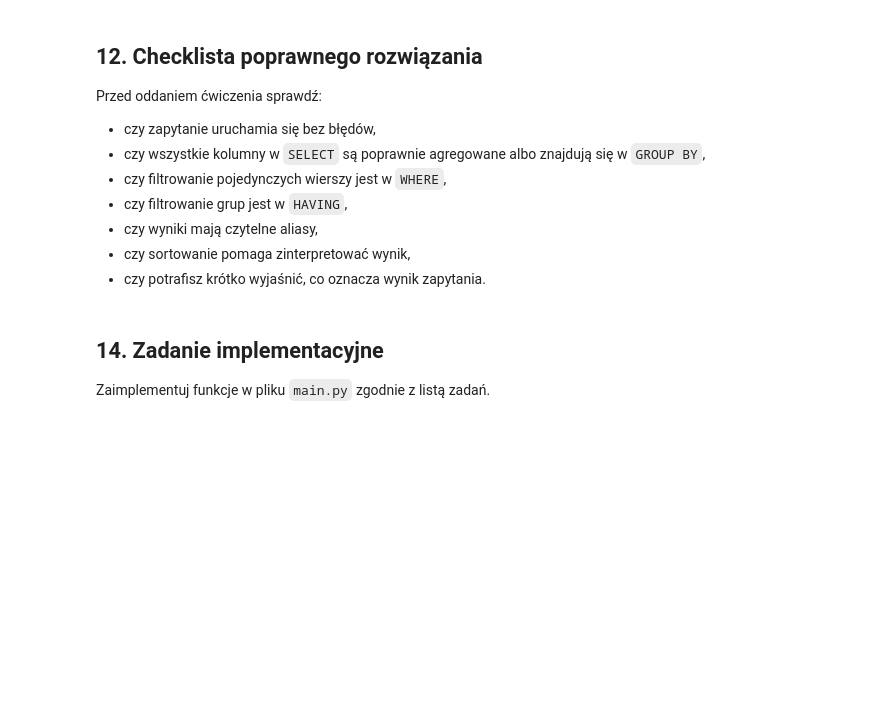
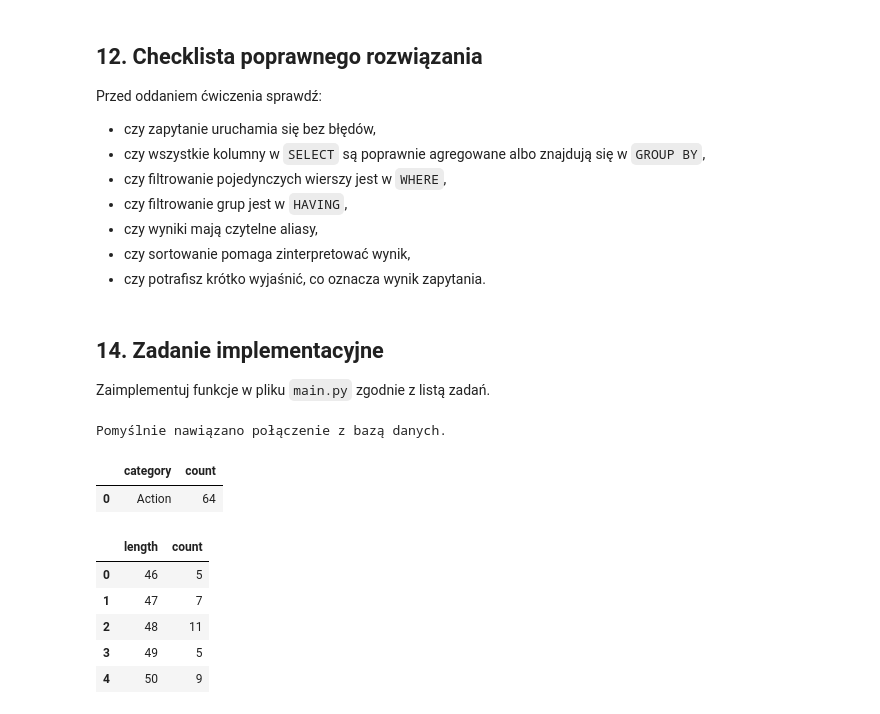
Before and after one commit to mayyyk/databases_labs, a Jupyter notebook: lab_6-agg/raport.ipynb, the cells around one changed output. Saved outputs shown, nothing was run; the diff lists cells and outputs as text; code cells hidden in the pictures; blank space fills up the shorter version.

```diff
--- a/lab_6-agg/raport.ipynb
+++ b/lab_6-agg/raport.ipynb
@@ -511,0 +513,20 @@ import main
+# %%
+import main
+from main import number_films_in_category, number_film_by_length, avg_amount_by_length, client_by_sum_length, category_statistic_length
+
+df = (number_films_in_category(1))
+df
+# %% [output]
+Pomyślnie nawiązano połączenie z bazą danych.
+|  | category | count |
+| 0 | Action | 64 |
+# %%
+df = (number_film_by_length(45, 50))
+df
+# %% [output]
+|  | length | count |
+| 0 | 46 | 5 |
+| 1 | 47 | 7 |
+| 2 | 48 | 11 |
+| 3 | 49 | 5 |
+| 4 | 50 | 9 |
```
Also changed, not shown: parts of 5 cells of this notebook, 4 other files.
